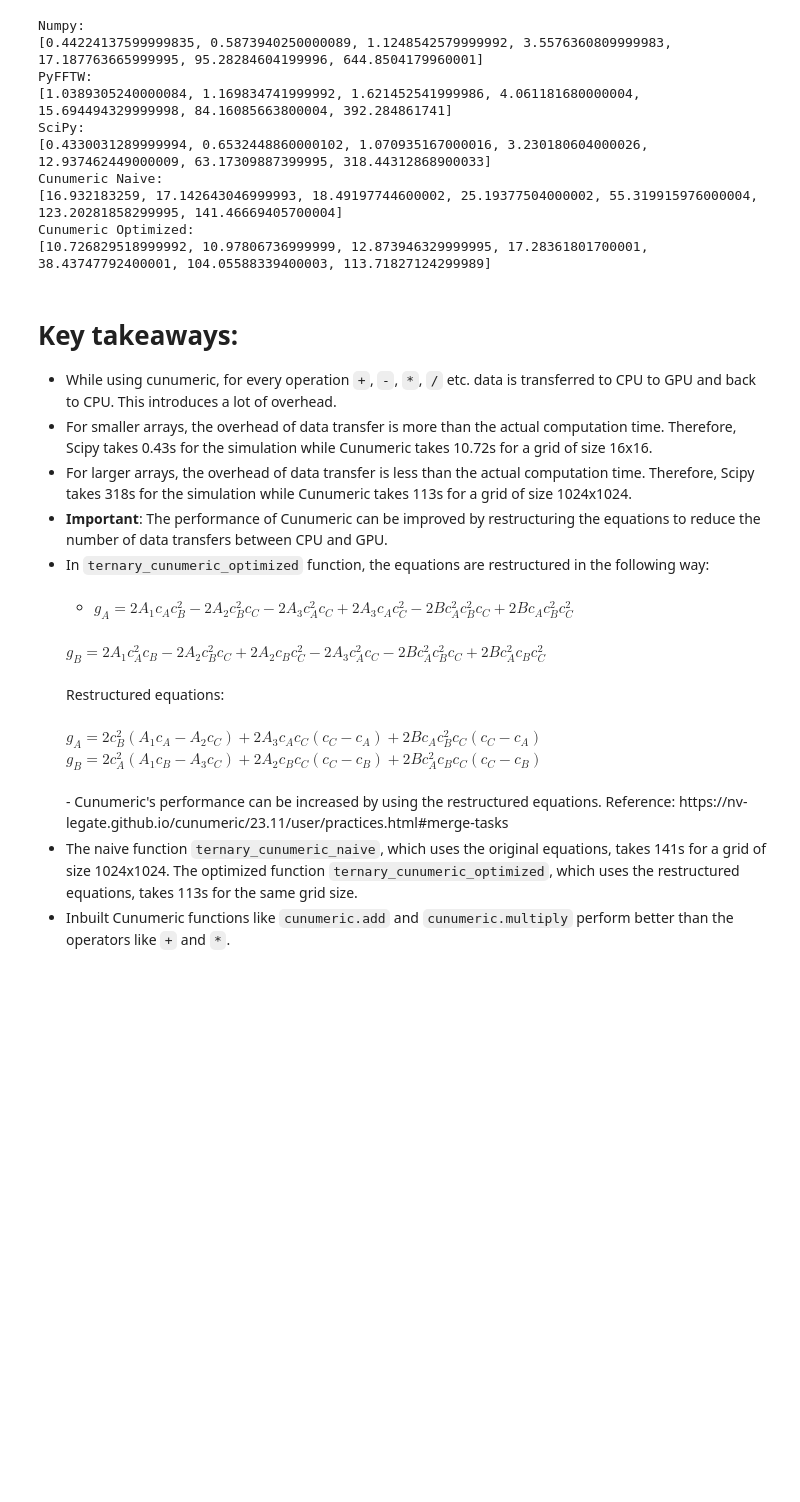
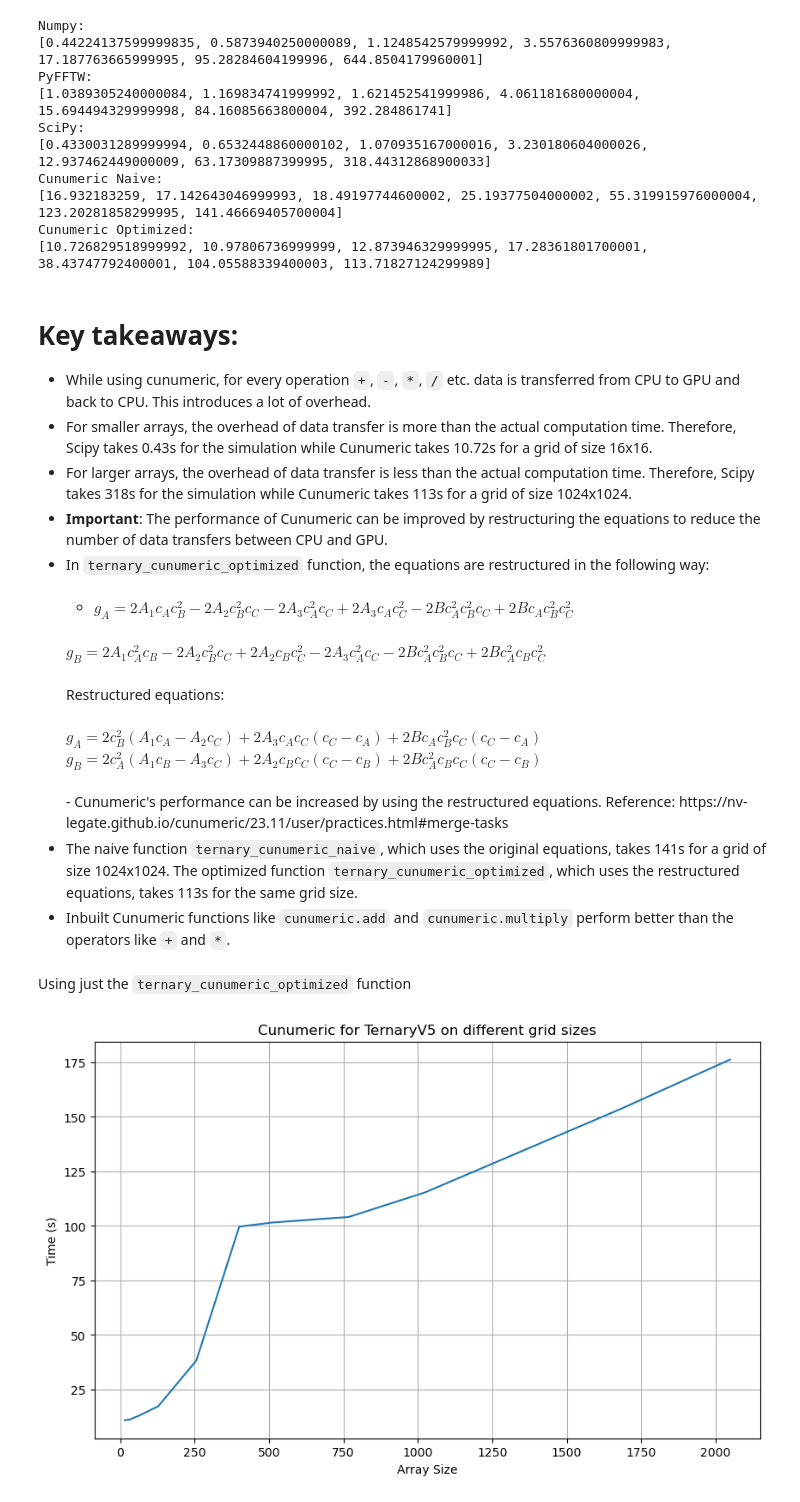
Before and after one commit to aaryan200/CMS_Lab_GPU_Codes, a Jupyter notebook: aaryan/notebooks/08_improve_ternaryv5_comp.ipynb, the cells around one changed output. Cells and saved outputs as stored; diff of their text form; code cells hidden in the pictures; blank space fills up the shorter version.

Commit message:
Added cunumeric vs size plot

````diff
--- a/aaryan/notebooks/08_improve_ternaryv5_comp.ipynb
+++ b/aaryan/notebooks/08_improve_ternaryv5_comp.ipynb
@@ -74,7 +74,7 @@ Cunumeric Optimized:
 [10.726829518999992, 10.97806736999999, 12.873946329999995, 17.28361801700001, 38.43747792400001, 104.05588339400003, 113.71827124299989]
 # %% [markdown]
 # Key takeaways:
-- While using cunumeric, for every operation ```+```, ```-```, ```*```, ```/``` etc. data is transferred to CPU to GPU and back to CPU. This introduces a lot of overhead.
+- While using cunumeric, for every operation ```+```, ```-```, ```*```, ```/``` etc. data is transferred from CPU to GPU and back to CPU. This introduces a lot of overhead.
 - For smaller arrays, the overhead of data transfer is more than the actual computation time. Therefore, Scipy takes 0.43s for the simulation while Cunumeric takes 10.72s for a grid of size 16x16.
 - For larger arrays, the overhead of data transfer is less than the actual computation time. Therefore, Scipy takes 318s for the simulation while Cunumeric takes 113s for a grid of size 1024x1024.
 - **Important**: The performance of Cunumeric can be improved by restructuring the equations to reduce the number of data transfers between CPU and GPU.
@@ -101,3 +101,24 @@ Cunumeric Optimized:
     - Cunumeric's performance can be increased by using the restructured equations. Reference: https://nv-legate.github.io/cunumeric/23.11/user/practices.html#merge-tasks
 - The naive function ```ternary_cunumeric_naive```, which uses the original equations, takes 141s for a grid of size 1024x1024. The optimized function ```ternary_cunumeric_optimized```, which uses the restructured equations, takes 113s for the same grid size.
 - Inbuilt Cunumeric functions like ```cunumeric.add``` and ```cunumeric.multiply``` perform better than the operators like ```+``` and ```*```.
+# %% [markdown]
+Using just the ```ternary_cunumeric_optimized``` function
+# %%
+sizes = [16, 32, 64, 128, 256, 400, 512, 768, 1024, 1680, 2048]
+NUM_ITER = 2000
+
+# Measure time taken for each size
+tm_cun_opt = []
+for size in tqdm(sizes):
+    tm_cun_opt.append(ternary_cunumeric_optimized(size, num_iter=NUM_ITER))
+# %%
+# Plotting
+plt.figure(figsize=(10, 6))
+plt.plot(sizes, tm_cun_opt)
+plt.title('Cunumeric for TernaryV5 on different grid sizes')
+plt.xlabel('Array Size')
+plt.ylabel('Time (s)')
+plt.grid(True)
+plt.show()
+# %% [output]
+[figure, added]
````
Also changed, not shown: 1 other file.
